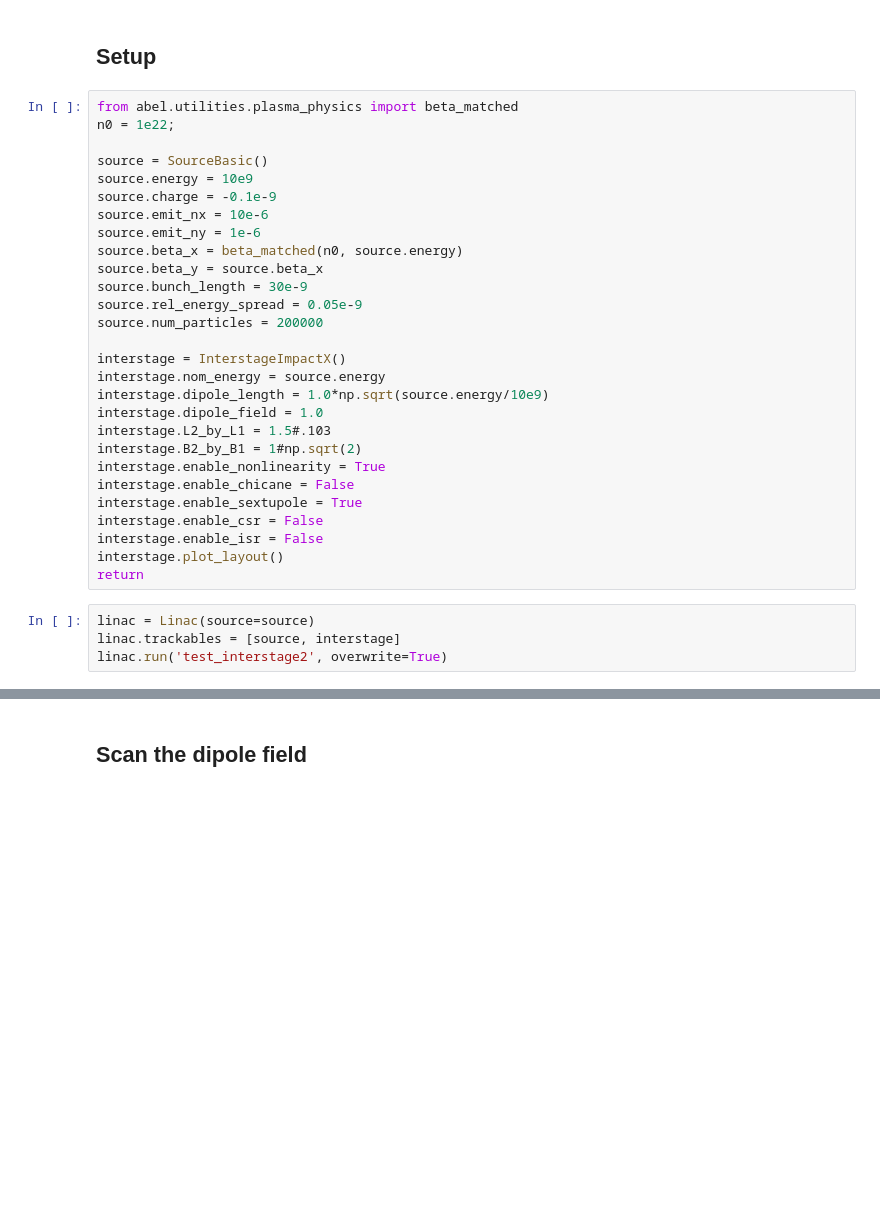
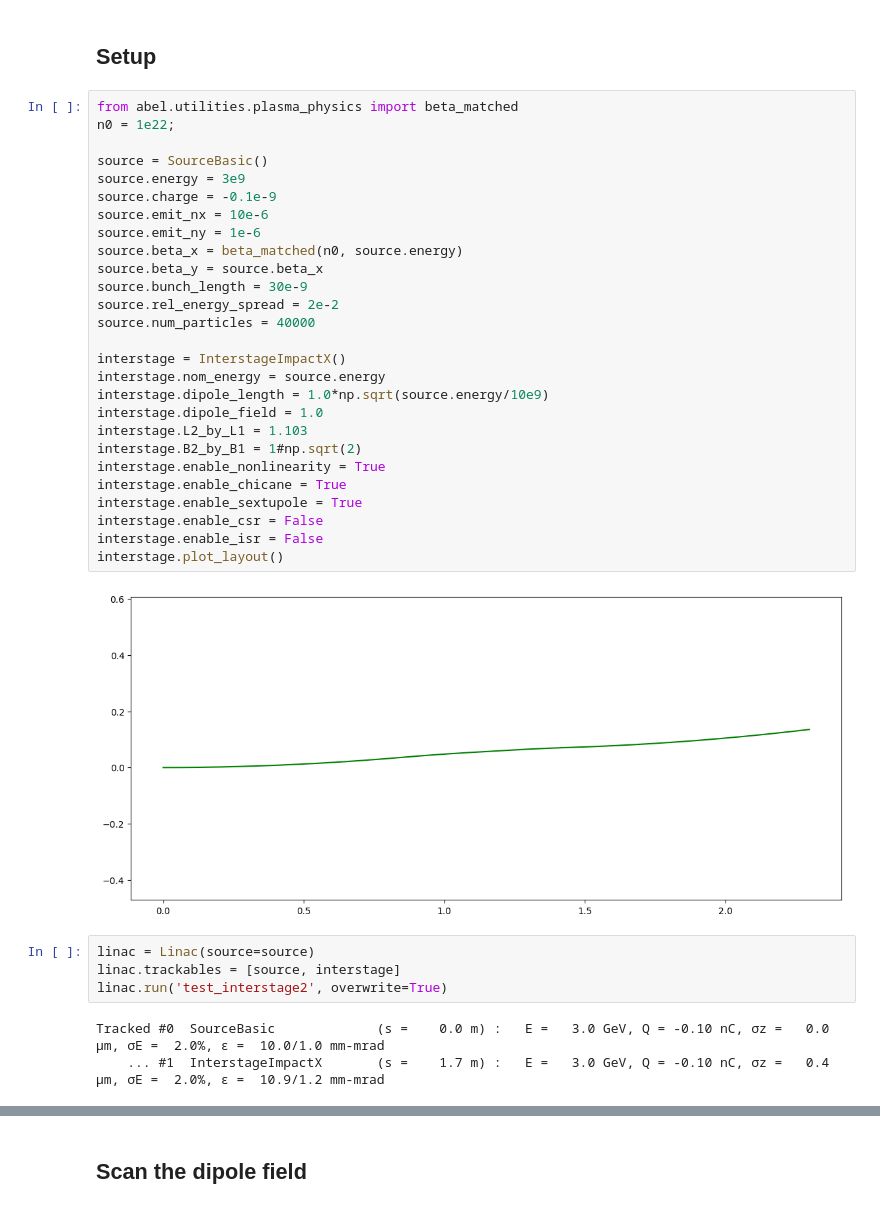
Before and after one commit to abel-framework/ABEL, a Jupyter notebook: examples/impactx_test.ipynb, the cells around one changed output, grey strips where cells are left out. Cells and saved outputs as stored; diff of their text form; blank space fills up the shorter version.

```diff
--- a/examples/impactx_test.ipynb
+++ b/examples/impactx_test.ipynb
@@ -9,35 +30,39 @@ import matplotlib.pyplot as plt
 # %%
 from abel.utilities.plasma_physics import beta_matched
 n0 = 1e22;
 
 source = SourceBasic()
-source.energy = 10e9
+source.energy = 3e9
 source.charge = -0.1e-9
 source.emit_nx = 10e-6
 source.emit_ny = 1e-6
 source.beta_x = beta_matched(n0, source.energy)
 source.beta_y = source.beta_x
 source.bunch_length = 30e-9
-source.rel_energy_spread = 0.05e-9
-source.num_particles = 200000
+source.rel_energy_spread = 2e-2
+source.num_particles = 40000
 
 interstage = InterstageImpactX()
 interstage.nom_energy = source.energy
 interstage.dipole_length = 1.0*np.sqrt(source.energy/10e9)
 interstage.dipole_field = 1.0
-interstage.L2_by_L1 = 1.5#.103
+interstage.L2_by_L1 = 1.103
 interstage.B2_by_B1 = 1#np.sqrt(2)
 interstage.enable_nonlinearity = True
-interstage.enable_chicane = False
+interstage.enable_chicane = True
 interstage.enable_sextupole = True
 interstage.enable_csr = False
 interstage.enable_isr = False
 interstage.plot_layout()
-return
+# %% [output]
+[figure, added]
 # %%
 linac = Linac(source=source)
 linac.trackables = [source, interstage]
 linac.run('test_interstage2', overwrite=True)
+# %% [output]
+Tracked #0  SourceBasic             (s =    0.0 m) :   E =   3.0 GeV, Q = -0.10 nC, σz =   0.0 µm, σE =  2.0%, ε =  10.0/1.0 mm-mrad
+    ... #1  InterstageImpactX       (s =    1.7 m) :   E =   3.0 GeV, Q = -0.10 nC, σz =   0.4 µm, σE =  2.0%, ε =  10.9/1.2 mm-mrad
 # %%
 linac.trackables[1].plot_evolution()
 linac.initial_beam.plot_trace_space_x()
```
Also changed, not shown: parts of 2 cells of this notebook, 2 other files.
